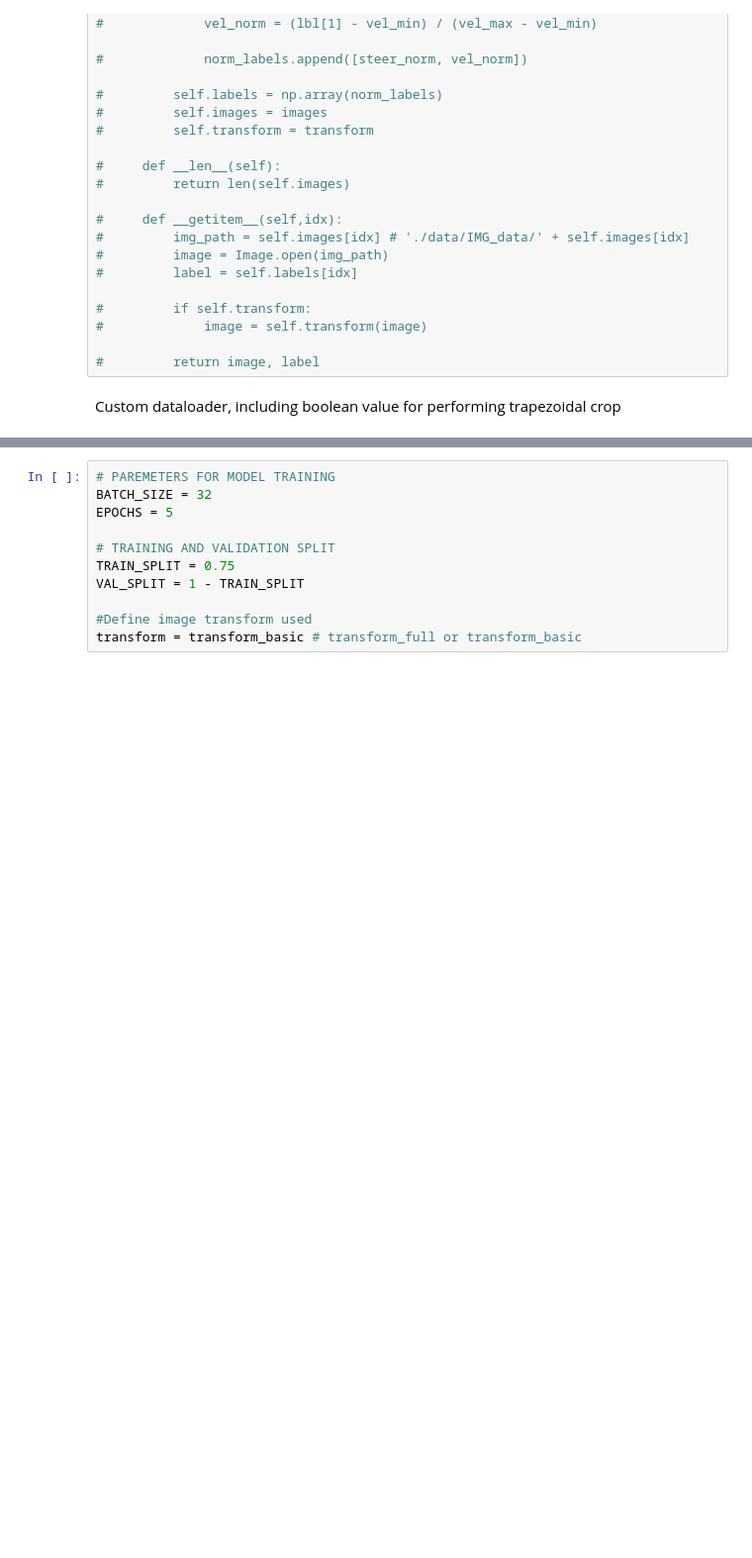
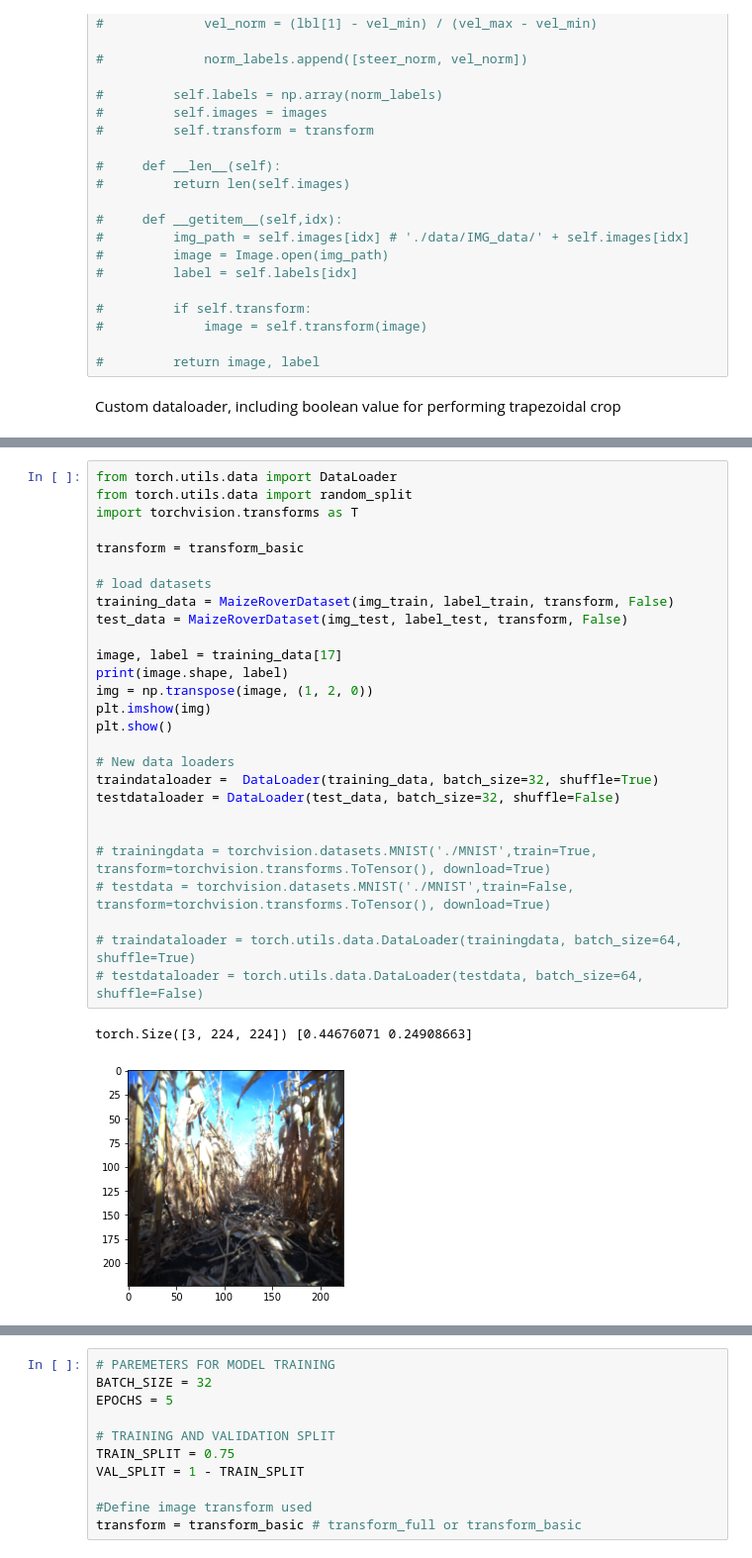
Before and after one commit to natbut/me592-robotics-project, a Jupyter notebook: IntraRow_Navigation_CNN.ipynb, the cells around one changed output, grey strips where cells are left out. Shown at 99% size. Drawn from its saved outputs; the diff is of its cells as text; blank space fills up the shorter version.

```diff
--- a/IntraRow_Navigation_CNN.ipynb
+++ b/IntraRow_Navigation_CNN.ipynb
@@ -782,0 +615,30 @@ class MaizeRoverDataset(Dataset):
+# %%
+from torch.utils.data import DataLoader
+from torch.utils.data import random_split
+import torchvision.transforms as T
+
+transform = transform_basic
+
+# load datasets
+training_data = MaizeRoverDataset(img_train, label_train, transform, False)
+test_data = MaizeRoverDataset(img_test, label_test, transform, False)
+
+image, label = training_data[17]
+print(image.shape, label)
+img = np.transpose(image, (1, 2, 0))
+plt.imshow(img)
+plt.show()
+
+# New data loaders
+traindataloader =  DataLoader(training_data, batch_size=32, shuffle=True)
+testdataloader = DataLoader(test_data, batch_size=32, shuffle=False)
+
+
+# trainingdata = torchvision.datasets.MNIST('./MNIST',train=True, transform=torchvision.transforms.ToTensor(), download=True)
+# testdata = torchvision.datasets.MNIST('./MNIST',train=False, transform=torchvision.transforms.ToTensor(), download=True)
+
+# traindataloader = torch.utils.data.DataLoader(trainingdata, batch_size=64, shuffle=True)
+# testdataloader = torch.utils.data.DataLoader(testdata, batch_size=64, shuffle=False)
+# %% [output]
+torch.Size([3, 224, 224]) [0.44676071 0.24908663]
+[figure, added]
```
Also changed, not shown: parts of 27 cells of this notebook.
